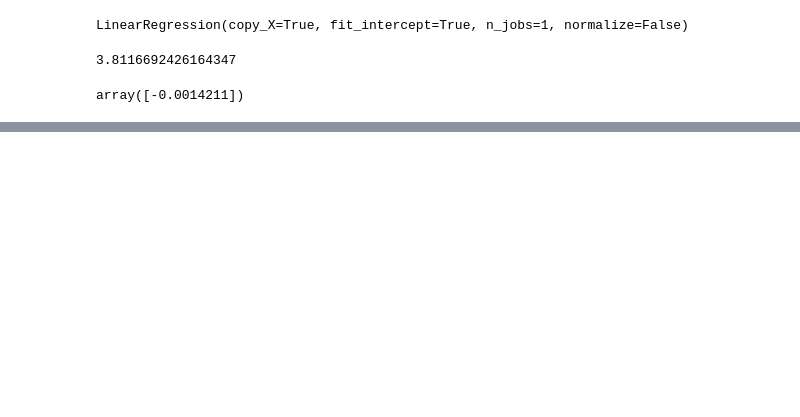
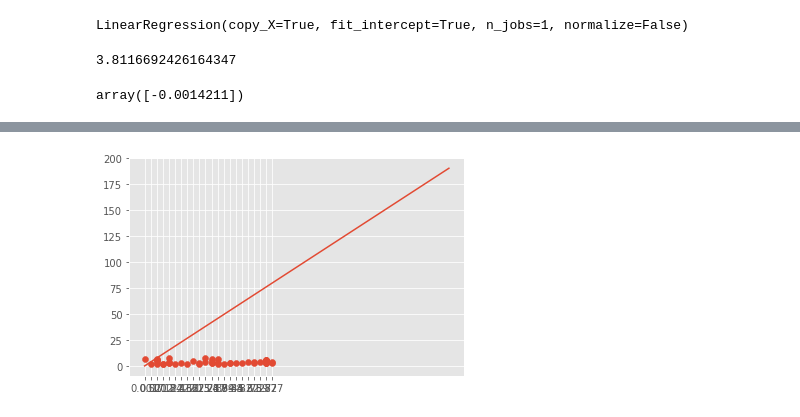
Before and after one commit to perigee/musee, a Jupyter notebook: musee.ipynb, the cells around one changed output, grey strips where cells are left out. Drawn from its saved outputs; the diff is of its cells as text; code cells hidden in the pictures; blank space fills up the shorter version.

```diff
--- a/musee.ipynb
+++ b/musee.ipynb
@@ -292,0 +359,3 @@ array([-0.0014211])
+# %%
+results = sm.OLS(mY,sm.add_constant(mX)).fit()
+results.summary()
@@ -292,0 +382,7 @@ array([-0.0014211])
+# %%
+plt.scatter(mX, mY)
+X_plot=np.linspace(0,50)
+plt.plot(X_plot, X_plot*results.params[0] + results.params[1])
+plt.show()
+# %% [output]
+[figure, added]
```
Also changed, not shown: parts of 11 cells of this notebook.
